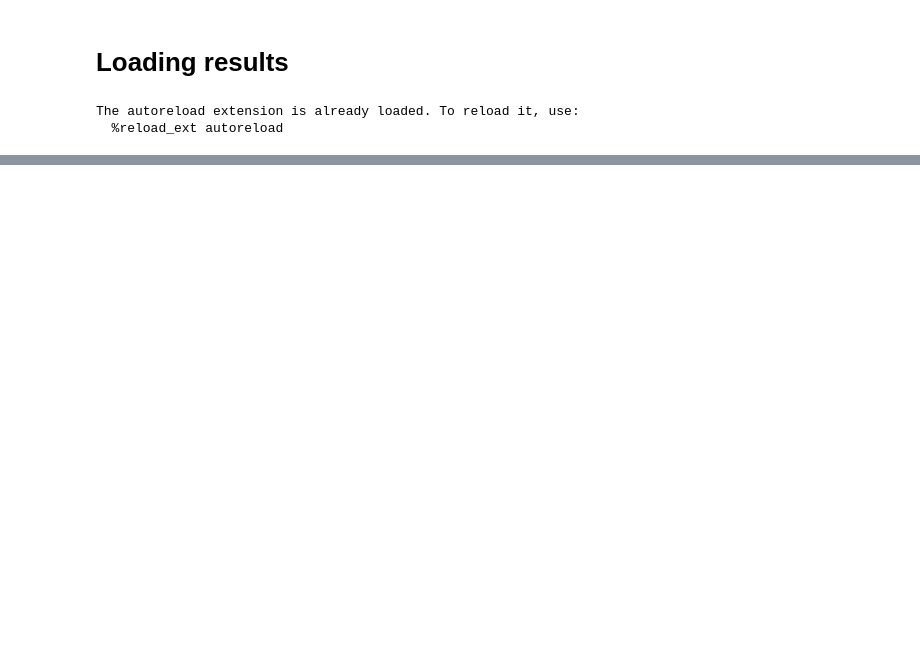
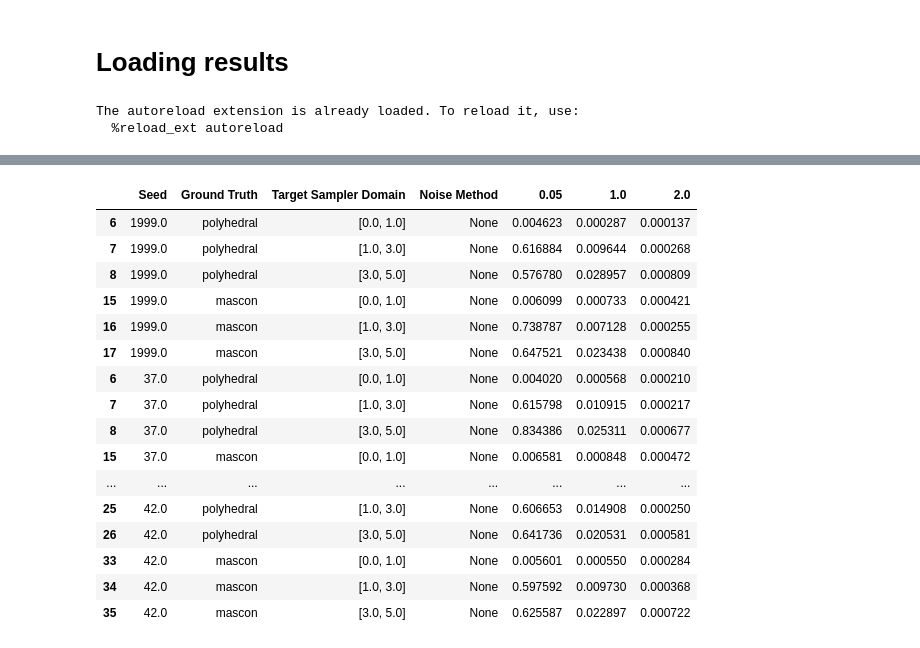
Before and after one commit to gomezzz/geodesyNets, a Jupyter notebook: P3 - Table.ipynb, the cells around one changed output, grey strips where cells are left out. Cells and saved outputs as stored; diff of their text form; code cells hidden in the pictures; blank space fills up the shorter version.

```diff
--- a/P3 - Table.ipynb
+++ b/P3 - Table.ipynb
@@ -14,0 +41,28 @@ data = csv_input_loader.read_result_csv(FILEPATH)
+# %%
+df_normal_rel = df_normal.loc[df_normal["Loss"] == "normalized_L1_loss"]
+df_normal_rel = df_normal_rel[["Seed", "Ground Truth", "Target Sampler Domain", "Noise Method", "relRMSE@Altitude_0", "relRMSE@Altitude_1", "relRMSE@Altitude_2", "relRMSE@Altitude_3"]]
+df_normal_rel["Noise Method"] = df_normal_rel["Noise Method"].fillna("None")
+
+df_normal_rel.columns = ["Seed", "Ground Truth", "Target Sampler Domain", "Noise Method", "1e-3", "0.05", "1.0", "2.0"]
+
+df_normal_rel = df_normal_rel.drop(columns=["1e-3"])
+
+df_normal_rel
+# %% [output]
+|  | Seed | Ground Truth | Target Sampler Domain | Noise Method | 0.05 | 1.0 | 2.0 |
+| 6 | 1999.0 | polyhedral | [0.0, 1.0] | None | 0.004623 | 0.000287 | 0.000137 |
+| 7 | 1999.0 | polyhedral | [1.0, 3.0] | None | 0.616884 | 0.009644 | 0.000268 |
+| 8 | 1999.0 | polyhedral | [3.0, 5.0] | None | 0.576780 | 0.028957 | 0.000809 |
+| 15 | 1999.0 | mascon | [0.0, 1.0] | None | 0.006099 | 0.000733 | 0.000421 |
+| 16 | 1999.0 | mascon | [1.0, 3.0] | None | 0.738787 | 0.007128 | 0.000255 |
+| 17 | 1999.0 | mascon | [3.0, 5.0] | None | 0.647521 | 0.023438 | 0.000840 |
+| 6 | 37.0 | polyhedral | [0.0, 1.0] | None | 0.004020 | 0.000568 | 0.000210 |
+| 7 | 37.0 | polyhedral | [1.0, 3.0] | None | 0.615798 | 0.010915 | 0.000217 |
+| 8 | 37.0 | polyhedral | [3.0, 5.0] | None | 0.834386 | 0.025311 | 0.000677 |
+| 15 | 37.0 | mascon | [0.0, 1.0] | None | 0.006581 | 0.000848 | 0.000472 |
+| ... | ... | ... | ... | ... | ... | ... | ... |
+| 25 | 42.0 | polyhedral | [1.0, 3.0] | None | 0.606653 | 0.014908 | 0.000250 |
+| 26 | 42.0 | polyhedral | [3.0, 5.0] | None | 0.641736 | 0.020531 | 0.000581 |
+| 33 | 42.0 | mascon | [0.0, 1.0] | None | 0.005601 | 0.000550 | 0.000284 |
+| 34 | 42.0 | mascon | [1.0, 3.0] | None | 0.597592 | 0.009730 | 0.000368 |
+| 35 | 42.0 | mascon | [3.0, 5.0] | None | 0.625587 | 0.022897 | 0.000722 |
```
Also changed, not shown: parts of 6 cells of this notebook, 1 other file.
